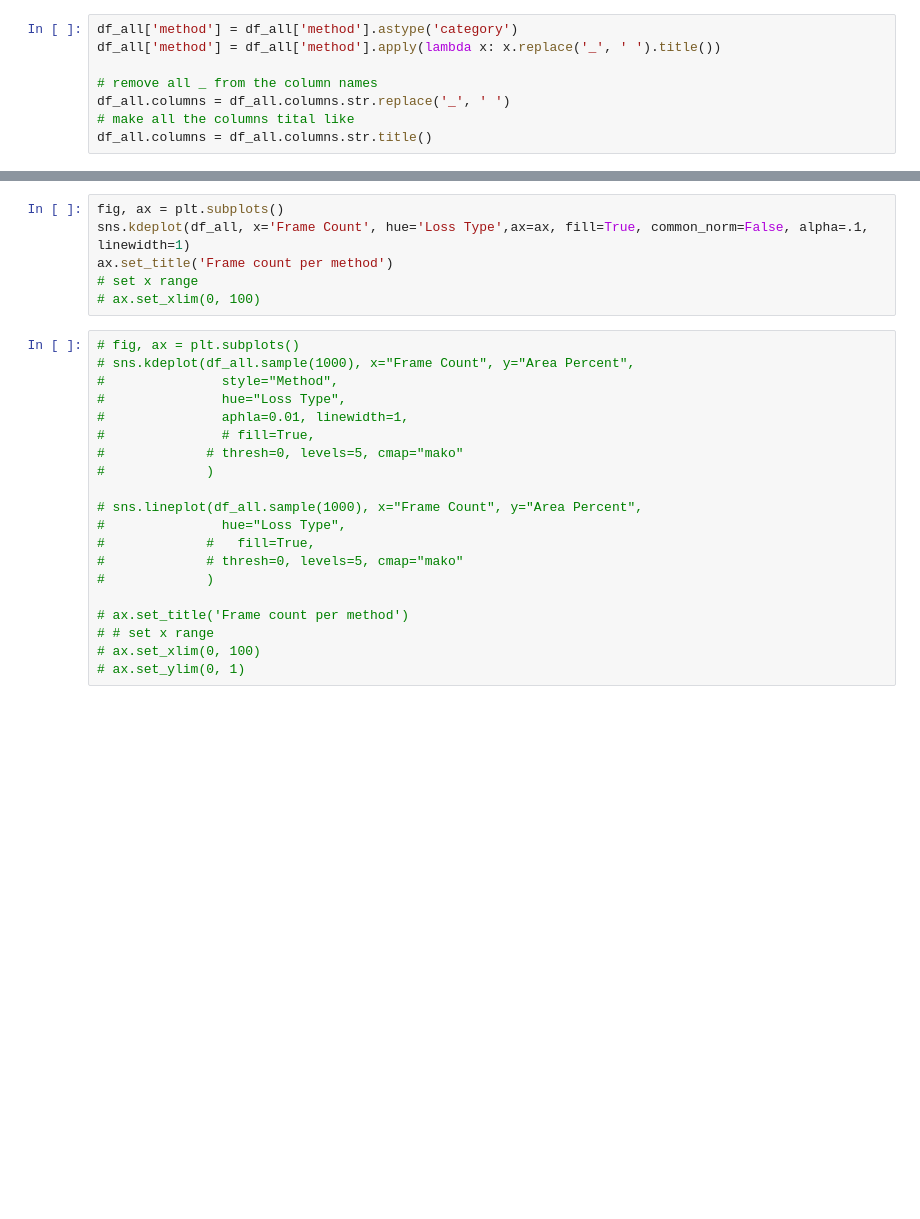
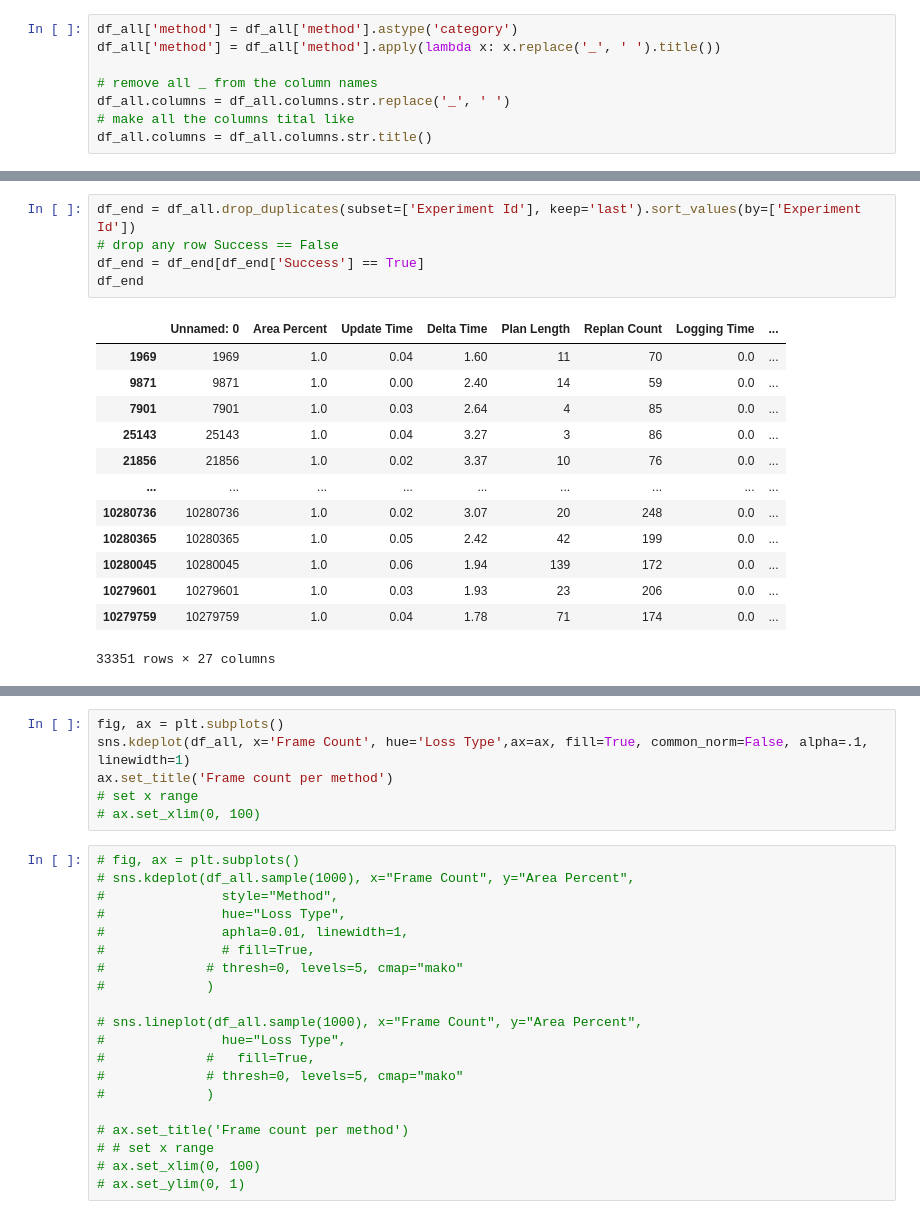
Before and after one commit to DIRECTLab/Multi_Agents_Area_Exploration, a Jupyter notebook: data_analysis/plots.ipynb, the cells around one changed output, grey strips where cells are left out. Saved outputs shown, nothing was run; the diff lists cells and outputs as text; blank space fills up the shorter version.

```diff
--- a/data_analysis/plots.ipynb
+++ b/data_analysis/plots.ipynb
@@ -119,0 +162,19 @@ KeyError: ('Frame Count', 'Delta Time')
+# %%
+df_end = df_all.drop_duplicates(subset=['Experiment Id'], keep='last').sort_values(by=['Experiment Id'])
+# drop any row Success == False
+df_end = df_end[df_end['Success'] == True]
+df_end
+# %% [output]
+|  | Unnamed: 0 | Area Percent | Update Time | Delta Time | Plan Length | Replan Count | Logging Time | ... |
+| 1969 | 1969 | 1.0 | 0.04 | 1.60 | 11 | 70 | 0.0 | ... |
+| 9871 | 9871 | 1.0 | 0.00 | 2.40 | 14 | 59 | 0.0 | ... |
+| 7901 | 7901 | 1.0 | 0.03 | 2.64 | 4 | 85 | 0.0 | ... |
+| 25143 | 25143 | 1.0 | 0.04 | 3.27 | 3 | 86 | 0.0 | ... |
+| 21856 | 21856 | 1.0 | 0.02 | 3.37 | 10 | 76 | 0.0 | ... |
+| ... | ... | ... | ... | ... | ... | ... | ... | ... |
+| 10280736 | 10280736 | 1.0 | 0.02 | 3.07 | 20 | 248 | 0.0 | ... |
+| 10280365 | 10280365 | 1.0 | 0.05 | 2.42 | 42 | 199 | 0.0 | ... |
+| 10280045 | 10280045 | 1.0 | 0.06 | 1.94 | 139 | 172 | 0.0 | ... |
+| 10279601 | 10279601 | 1.0 | 0.03 | 1.93 | 23 | 206 | 0.0 | ... |
+| 10279759 | 10279759 | 1.0 | 0.04 | 1.78 | 71 | 174 | 0.0 | ... |
+33351 rows × 27 columns
```
Also changed, not shown: parts of 20 cells of this notebook.
